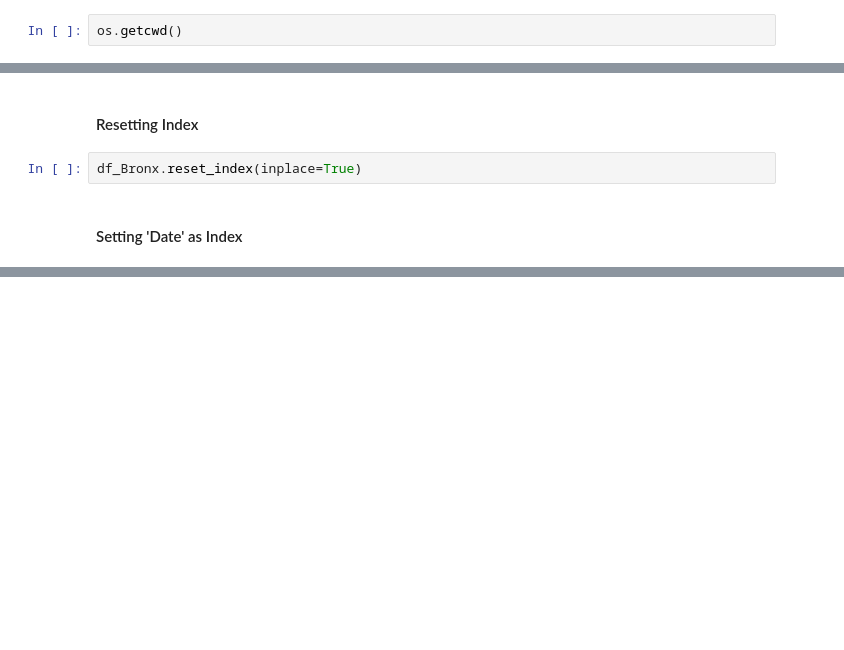
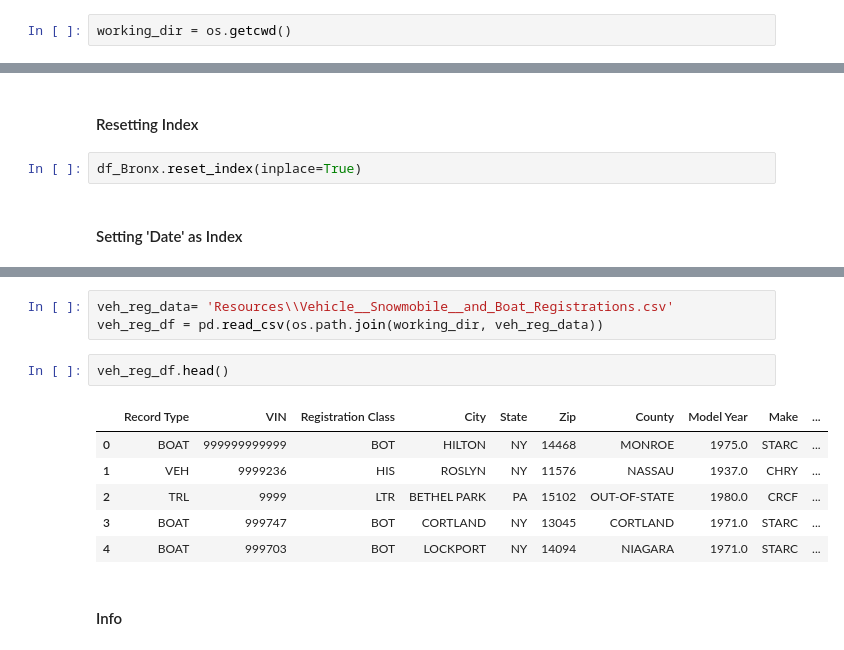
Before and after one commit to heidthecamp/CU-VIRT-AI-PT-03-2024-U-LOLC-PROJECT-1, a Jupyter notebook: Bronx_income.ipynb, the cells around one changed output, grey strips where cells are left out. Drawn from its saved outputs; the diff is of its cells as text; blank space fills up the shorter version.

```diff
--- a/Bronx_income.ipynb
+++ b/Bronx_income.ipynb
@@ -8,4 +8,4 @@ import matplotlib.pyplot as plt
 # %% [markdown]
 #### Working Directory
 # %%
-os.getcwd()
+working_dir = os.getcwd()
@@ -295,0 +321,14 @@ plt.show()
+# %%
+veh_reg_data= 'Resources\\Vehicle__Snowmobile__and_Boat_Registrations.csv'
+veh_reg_df = pd.read_csv(os.path.join(working_dir, veh_reg_data))
+# %%
+veh_reg_df.head()
+# %% [output]
+|  | Record Type | VIN | Registration Class | City | State | Zip | County | Model Year | Make | ... |
+| 0 | BOAT | 999999999999 | BOT | HILTON | NY | 14468 | MONROE | 1975.0 | STARC | ... |
+| 1 | VEH | 9999236 | HIS | ROSLYN | NY | 11576 | NASSAU | 1937.0 | CHRY | ... |
+| 2 | TRL | 9999 | LTR | BETHEL PARK | PA | 15102 | OUT-OF-STATE | 1980.0 | CRCF | ... |
+| 3 | BOAT | 999747 | BOT | CORTLAND | NY | 13045 | CORTLAND | 1971.0 | STARC | ... |
+| 4 | BOAT | 999703 | BOT | LOCKPORT | NY | 14094 | NIAGARA | 1971.0 | STARC | ... |
+# %% [markdown]
+#### Info
```
Also changed, not shown: parts of 31 cells of this notebook, 16 other files.
